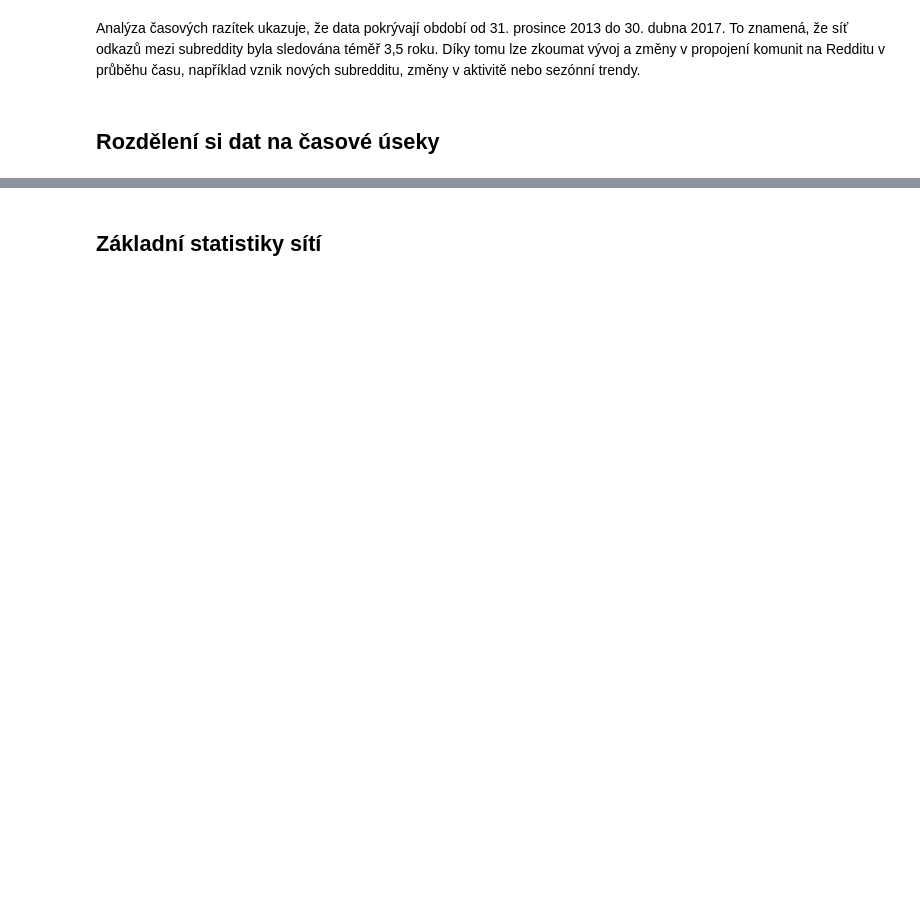
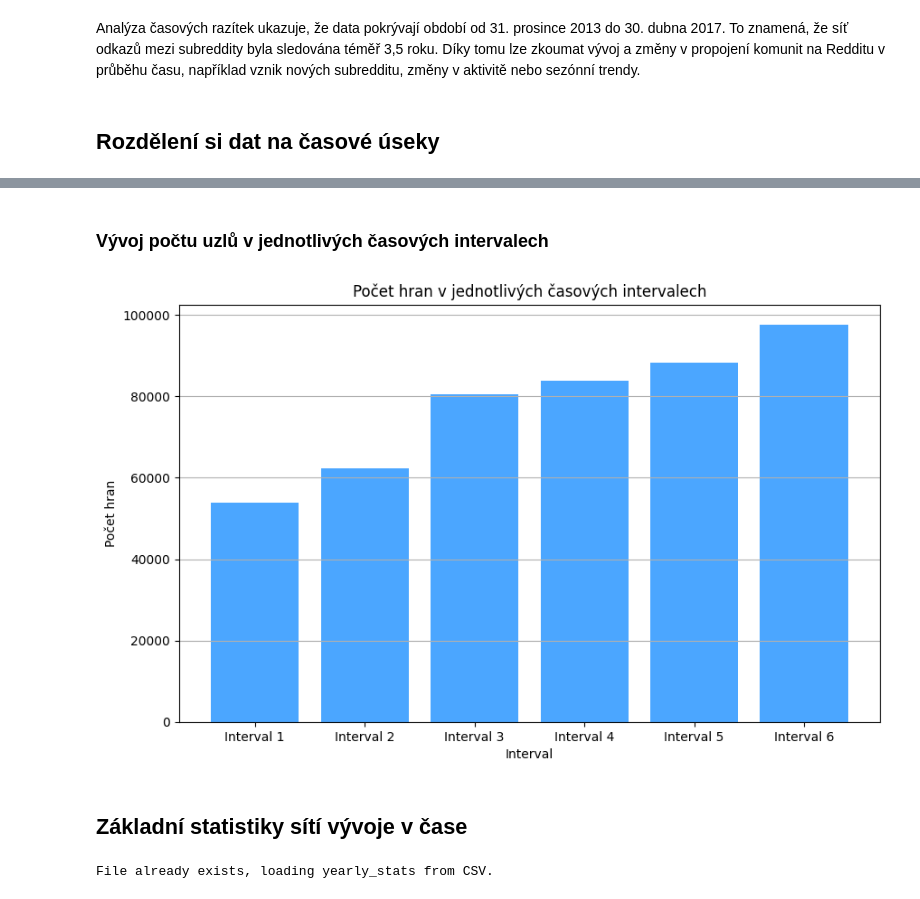
Before and after one commit to SLI0124/metody-analyzy-siti-ii, a Jupyter notebook: projects/data_analysis.ipynb, the cells around one changed output, grey strips where cells are left out. Drawn from its saved outputs; the diff is of its cells as text; code cells hidden in the pictures; blank space fills up the shorter version.

```diff
--- a/projects/data_analysis.ipynb
+++ b/projects/data_analysis.ipynb
@@ -531,4 +707,15 @@ Analýza časových razítek ukazuje, že data pokrývají období od 31. prosin
+# %% [markdown]
+### Vývoj počtu uzlů v jednotlivých časových intervalech
+# %%
+plt.figure(figsize=(10, 6))
+plt.bar(df_stats['Interval'], df_stats['Edges'], color='dodgerblue', alpha=0.8)
+plt.title('Počet hran v jednotlivých časových intervalech')
+plt.xlabel('Interval')
+plt.ylabel('Počet hran')
+plt.grid(True, axis='y')
+plt.savefig(SAVE_PATH / 'reddit_edges_snapshot_bar.png', dpi=300)
+plt.show()
+# %% [output]
+[figure, added]
 # %% [markdown]
-## Základní statistiky sítí
+## Základní statistiky sítí vývoje v čase
-# %% [markdown]
-##
@@ -534,0 +774,18 @@ Analýza časových razítek ukazuje, že data pokrývají období od 31. prosin
+# %%
+timestamp_stats_path = SAVE_PATH / 'reddit_timestamp_stats.csv'
+
+if timestamp_stats_path.exists():
+    print("File already exists, loading yearly_stats from CSV.")
+    df_timestamp_stats = pd.read_csv(timestamp_stats_path)
+    yearly_stats = df_timestamp_stats.to_dict('records')
+else:
+    print("Computing timestamp-based statistics...")
+    interval_labels = df_reddit_merged['interval'].cat.categories if hasattr(df_reddit_merged['interval'], 'cat') else sorted(df_reddit_merged['interval'].unique())
+
+    with Pool(mp.cpu_count()) as pool:
+        yearly_stats = pool.map(compute_interval_stats, [(label, df_reddit_merged) for label in interval_labels])
+
+    df_timestamp_stats = pd.DataFrame(yearly_stats)
+    df_timestamp_stats.to_csv(timestamp_stats_path, index=False)
+# %% [output]
+File already exists, loading yearly_stats from CSV.
```
Also changed, not shown: parts of 47 cells of this notebook.
